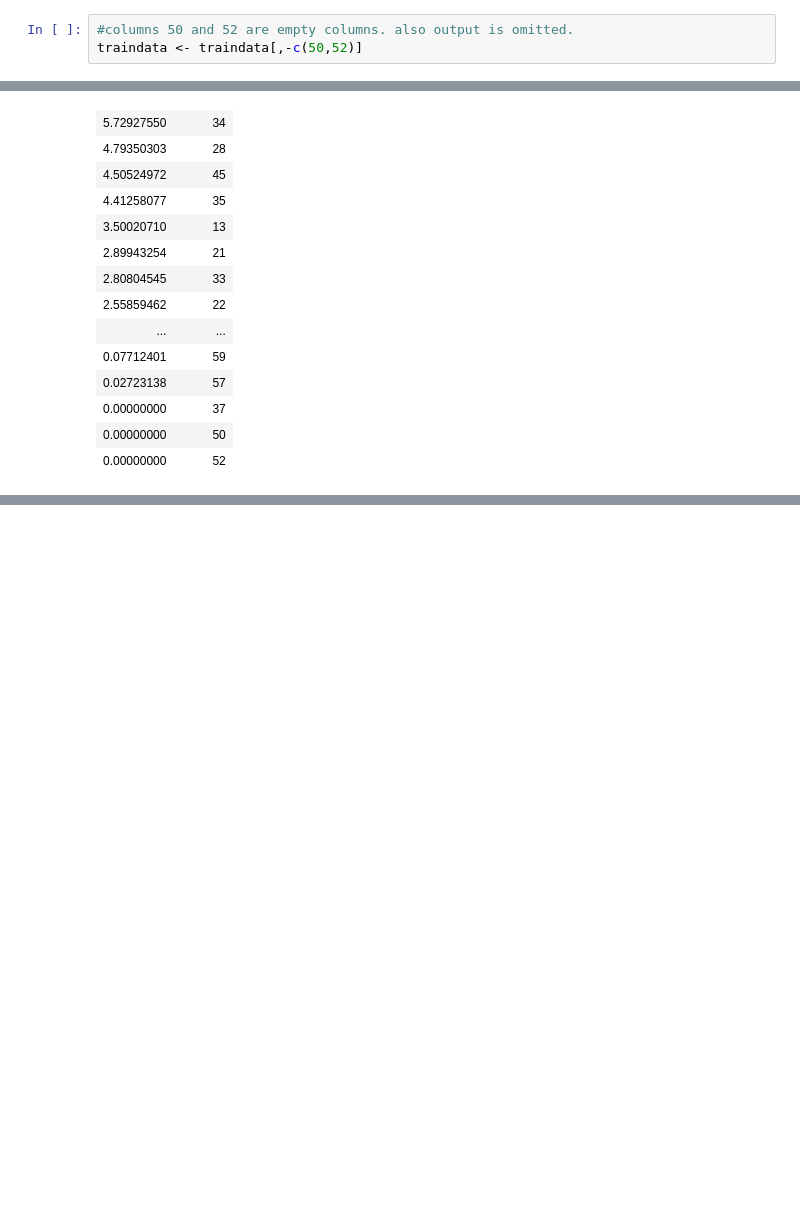
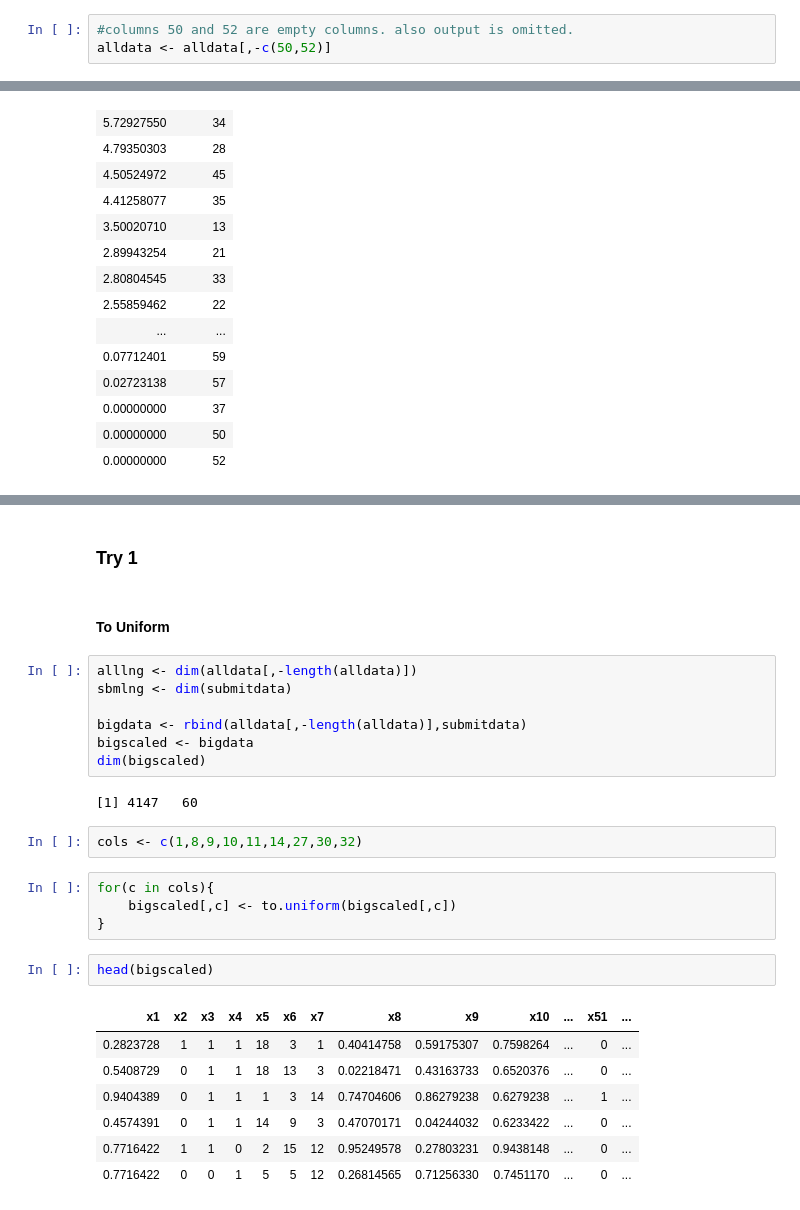
Before and after one commit to karaee/IE518Project, a Jupyter notebook: Project/Project1.ipynb, the cells around one changed output, grey strips where cells are left out. Cells and saved outputs as stored; diff of their text form; blank space fills up the shorter version.

```diff
--- a/Project/Project1.ipynb
+++ b/Project/Project1.ipynb
@@ -234,6 +208,6 @@ sapply(traindata, str)
 # %%
 #columns 50 and 52 are empty columns. also output is omitted.
-traindata <- traindata[,-c(50,52)]
+alldata <- alldata[,-c(50,52)]
 # %%
 submitdata <- submitdata[,-c(50,52)]
 # %%
@@ -1332,0 +1309,29 @@ tail(imptable,25)
+# %% [markdown]
+###  Try 1
+# %% [markdown]
+#### To Uniform
+# %%
+alllng <- dim(alldata[,-length(alldata)])
+sbmlng <- dim(submitdata)
+
+bigdata <- rbind(alldata[,-length(alldata)],submitdata)
+bigscaled <- bigdata
+dim(bigscaled)
+# %% [output]
+[1] 4147   60
+# %%
+cols <- c(1,8,9,10,11,14,27,30,32)
+# %%
+for(c in cols){
+    bigscaled[,c] <- to.uniform(bigscaled[,c])
+}
+# %%
+head(bigscaled)
+# %% [output]
+| x1 | x2 | x3 | x4 | x5 | x6 | x7 | x8 | x9 | x10 | ... | x51 | ... |
+| 0.2823728 | 1 | 1 | 1 | 18 | 3 | 1 | 0.40414758 | 0.59175307 | 0.7598264 | ... | 0 | ... |
+| 0.5408729 | 0 | 1 | 1 | 18 | 13 | 3 | 0.02218471 | 0.43163733 | 0.6520376 | ... | 0 | ... |
+| 0.9404389 | 0 | 1 | 1 | 1 | 3 | 14 | 0.74704606 | 0.86279238 | 0.6279238 | ... | 1 | ... |
+| 0.4574391 | 0 | 1 | 1 | 14 | 9 | 3 | 0.47070171 | 0.04244032 | 0.6233422 | ... | 0 | ... |
+| 0.7716422 | 1 | 1 | 0 | 2 | 15 | 12 | 0.95249578 | 0.27803231 | 0.9438148 | ... | 0 | ... |
+| 0.7716422 | 0 | 0 | 1 | 5 | 5 | 12 | 0.26814565 | 0.71256330 | 0.7451170 | ... | 0 | ... |
```
Also changed, not shown: parts of 48 cells of this notebook.
